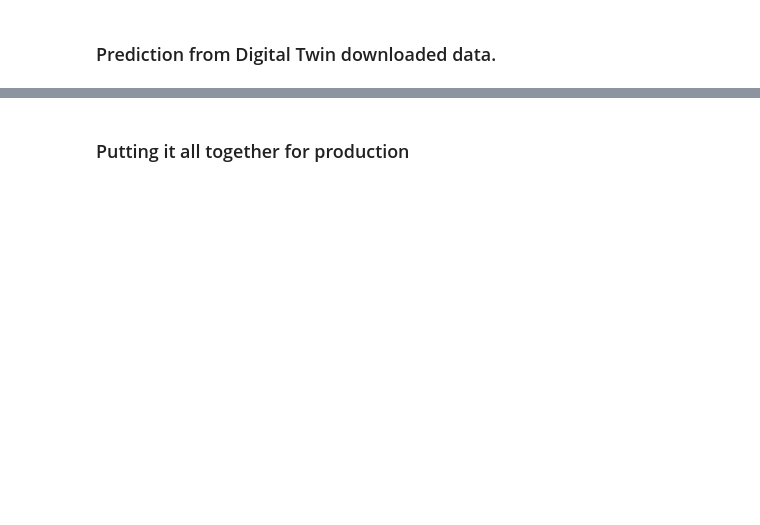
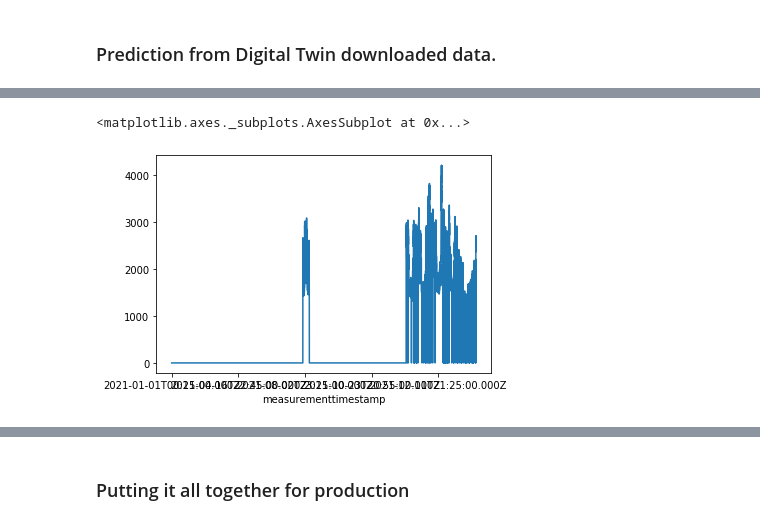
Before and after one commit to ArvindReddyC/Digital_Twin_self, a Jupyter notebook: Prediction_Model/Consumption_KNN_model/v1.ipynb, the cells around one changed output, grey strips where cells are left out. Drawn from its saved outputs; the diff is of its cells as text; code cells hidden in the pictures; blank space fills up the shorter version.

Commit message:
re_work On consumption model

```diff
--- a/Prediction_Model/Consumption_KNN_model/v1.ipynb
+++ b/Prediction_Model/Consumption_KNN_model/v1.ipynb
@@ -211,2 +223,7 @@ joblib.dump(neigh, '/Users/arvindchandrasekarreddy/Desktop/PythonProjects/Digita
 # %% [markdown]
 ### Prediction from Digital Twin downloaded data.
+# %%
+pf = pd.read_csv('/Users/arvindchandrasekarreddy/Desktop/PythonProjects/Digital_Twin_self/Prediction_Model/Consumption_KNN_model/csv_RJ9JC22Pk6EcgnQVdXuw.csv')
+pf_main = pf.pivot_table( index='measurementtimestamp' , columns='attributeserviceid' , values='value' )
+pf_main.fillna(0,inplace = True)
+pf_main
@@ -212,0 +245,7 @@ joblib.dump(neigh, '/Users/arvindchandrasekarreddy/Desktop/PythonProjects/Digita
+# %%
+
+pf_main['Active Power'].plot(  )
+plt.xticks( ' ')
+# %% [output]
+<matplotlib.axes._subplots.AxesSubplot at 0x...>
+[figure, added]
```
Also changed, not shown: parts of 28 cells of this notebook, 6 other files.
